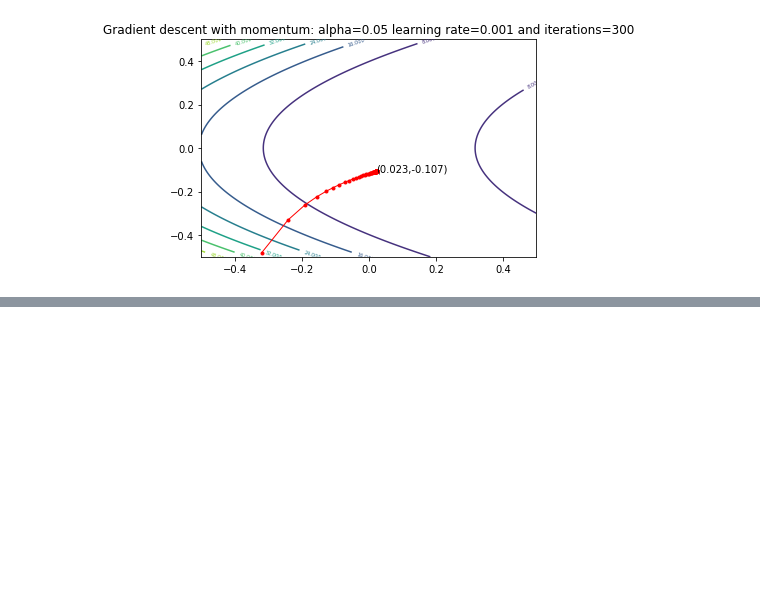
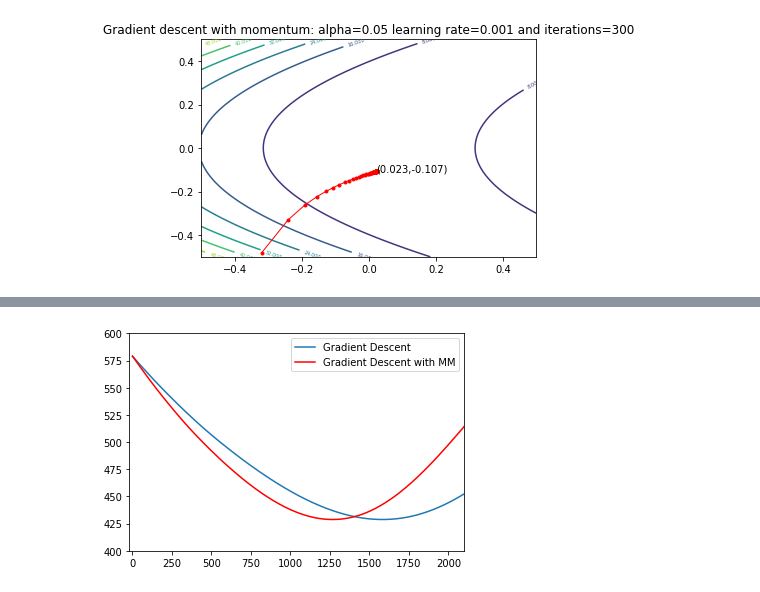
Before and after one commit to Butterflyer043/DL-NN, a Jupyter notebook: Assignment/HW2.ipynb, the cells around one changed output, grey strips where cells are left out. Cells and saved outputs as stored; diff of their text form; code cells hidden in the pictures; blank space fills up the shorter version.

```diff
--- a/Assignment/HW2.ipynb
+++ b/Assignment/HW2.ipynb
@@ -215,0 +332,27 @@ $$L=-ylog(\hat y)-(1-y)log(1-\hat y)$$
+# %%
+def grad_descent_mm(x, y, W, V, b, c, iters, learning_rate,alpha):
+    losses_curve = []
+    params = np.array([W, V, b, c])
+    paramms_mm = []
+    paramms_mm.append(params)
+    v = np.array([np.zeros(W.shape), np.zeros(V.shape), np.zeros(b.shape), np.zeros(c.shape)])
+    for i in range(iters):
+        W, V, b, c = params
+        dLdW, dLdV, dLdb, dLdc, losses = grad_f(x, y, W, V, b, c)
+        losses_curve.append(losses)
+        grads = np.array([dLdW, dLdV, dLdb, dLdc])
+        v = alpha*v+learning_rate*grads
+        params = params - v
+        paramms_mm.append(params)
+    return losses_curve,paramms_mm
+
+loss_mm,paramms_mm = grad_descent_mm(X, Y, W, V, b, c, iters, learning_rate,0.2)
+# %%
+plt.plot(loss_gd,'-',label = 'Gradient Descent')
+plt.plot(loss_mm,'-',color='red',label = 'Gradient Descent with MM')
+plt.xlim(-20,2100)
+plt.ylim(400,600)
+plt.legend(loc = "upper right")
+plt.show()
+# %% [output]
+[figure, added]
```
Also changed, not shown: parts of 13 cells of this notebook.
